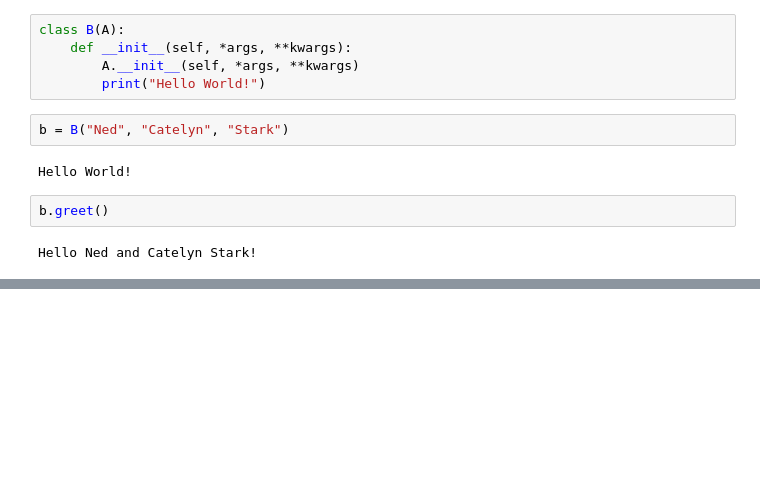
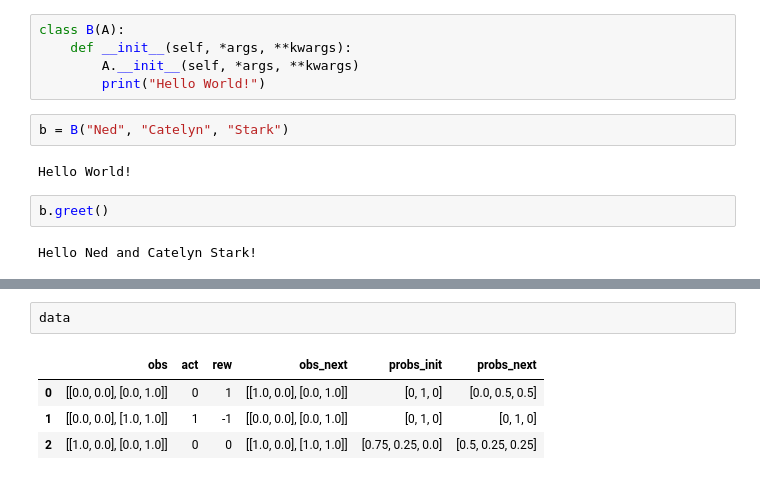
Before and after one commit to MrWhiteRichard/dice_rl_sepsis, a Jupyter notebook: test.ipynb, the cells around one changed output, grey strips where cells are left out. Drawn from its saved outputs; the diff is of its cells as text; blank space fills up the shorter version.

```diff
--- a/test.ipynb
+++ b/test.ipynb
@@ -180,0 +641,7 @@ Hello Ned and Catelyn Stark!
+# %%
+data
+# %% [output]
+|  | obs | act | rew | obs_next | probs_init | probs_next |
+| 0 | [[0.0, 0.0], [0.0, 1.0]] | 0 | 1 | [[1.0, 0.0], [0.0, 1.0]] | [0, 1, 0] | [0.0, 0.5, 0.5] |
+| 1 | [[0.0, 0.0], [1.0, 1.0]] | 1 | -1 | [[0.0, 0.0], [0.0, 1.0]] | [0, 1, 0] | [0, 1, 0] |
+| 2 | [[1.0, 0.0], [0.0, 1.0]] | 0 | 0 | [[1.0, 0.0], [1.0, 1.0]] | [0.75, 0.25, 0.0] | [0.5, 0.25, 0.25] |
```
Also changed, not shown: parts of 35 cells of this notebook.
